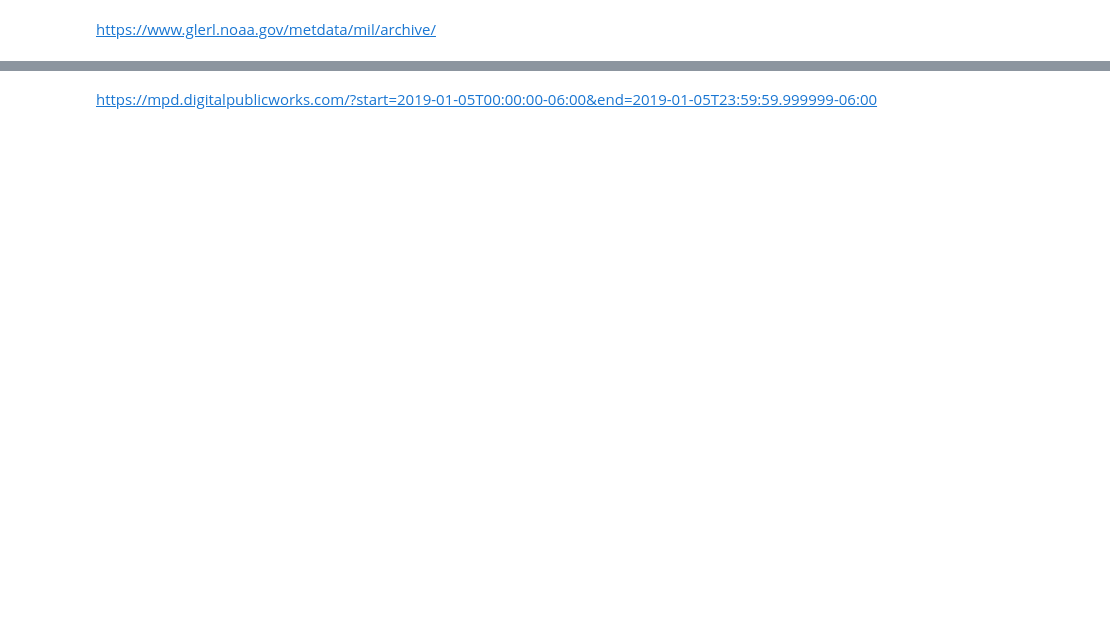
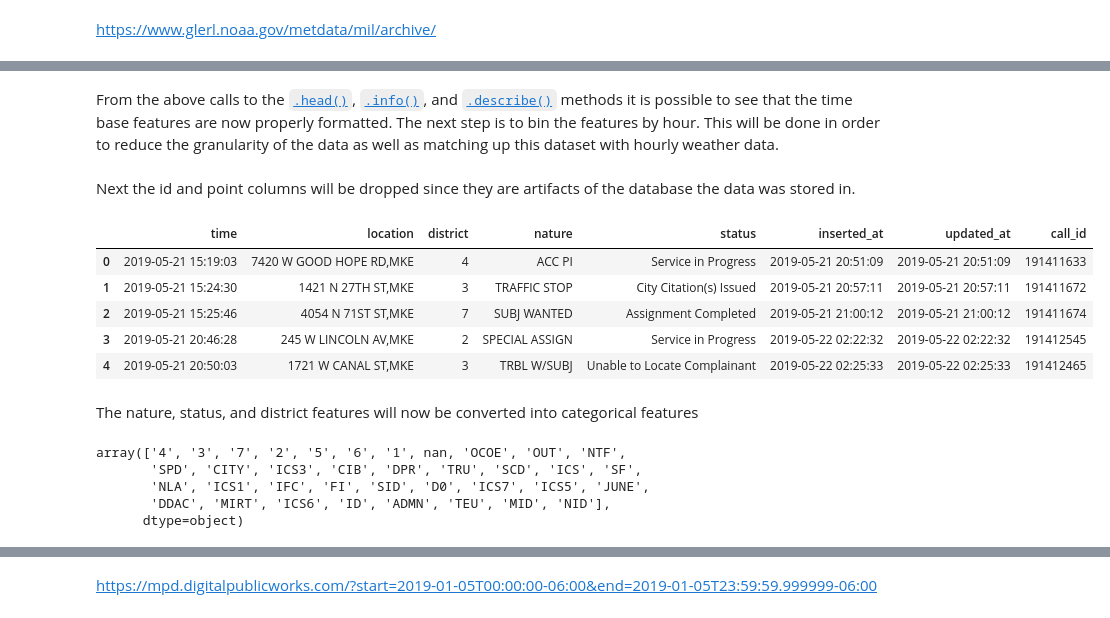
Before and after one commit to GrantFass/CS3300-FinalProject, a Jupyter notebook: CS 3300 011 Data Science Final Project.ipynb, the cells around one changed output, grey strips where cells are left out. Cells and saved outputs as stored; diff of their text form; code cells hidden in the pictures; blank space fills up the shorter version.

```diff
--- a/CS 3300 011 Data Science Final Project.ipynb
+++ b/CS 3300 011 Data Science Final Project.ipynb
@@ -88,0 +187,2 @@ memory usage: 307.3+ MB
+# %% [markdown]
+From the above calls to the [`.head()`](https://pandas.pydata.org/docs/reference/api/pandas.DataFrame.head.html), [`.info()`](https://pandas.pydata.org/docs/reference/api/pandas.DataFrame.info.html), and [`.describe()`](https://pandas.pydata.org/docs/reference/api/pandas.DataFrame.describe.html) methods it is possible to see that the time base features are now properly formatted. The next step is to bin the features by hour. This will be done in order to reduce the granularity of the data as well as matching up this dataset with hourly weather data.
@@ -88,0 +191,23 @@ memory usage: 307.3+ MB
+# %% [markdown]
+Next the id and point columns will be dropped since they are artifacts of the database the data was stored in.
+# %%
+df = df.drop('id', axis=1)
+# df = df.drop('point', axis=1) ### do not want to drop this as its a postgres geospatial for approx lat long.
+df.head()
+# %% [output]
+|  | time | location | district | nature | status | inserted_at | updated_at | call_id |
+| 0 | 2019-05-21 15:19:03 | 7420 W GOOD HOPE RD,MKE | 4 | ACC PI | Service in Progress | 2019-05-21 20:51:09 | 2019-05-21 20:51:09 | 191411633 |
+| 1 | 2019-05-21 15:24:30 | 1421 N 27TH ST,MKE | 3 | TRAFFIC STOP | City Citation(s) Issued | 2019-05-21 20:57:11 | 2019-05-21 20:57:11 | 191411672 |
+| 2 | 2019-05-21 15:25:46 | 4054 N 71ST ST,MKE | 7 | SUBJ WANTED | Assignment Completed | 2019-05-21 21:00:12 | 2019-05-21 21:00:12 | 191411674 |
+| 3 | 2019-05-21 20:46:28 | 245 W LINCOLN AV,MKE | 2 | SPECIAL ASSIGN | Service in Progress | 2019-05-22 02:22:32 | 2019-05-22 02:22:32 | 191412545 |
+| 4 | 2019-05-21 20:50:03 | 1721 W CANAL ST,MKE | 3 | TRBL W/SUBJ | Unable to Locate Complainant | 2019-05-22 02:25:33 | 2019-05-22 02:25:33 | 191412465 |
+# %% [markdown]
+The nature, status, and district features will now be converted into categorical features
+# %%
+df['district'].unique()
+# %% [output]
+array(['4', '3', '7', '2', '5', '6', '1', nan, 'OCOE', 'OUT', 'NTF',
+       'SPD', 'CITY', 'ICS3', 'CIB', 'DPR', 'TRU', 'SCD', 'ICS', 'SF',
+       'NLA', 'ICS1', 'IFC', 'FI', 'SID', 'D0', 'ICS7', 'ICS5', 'JUNE',
+       'DDAC', 'MIRT', 'ICS6', 'ID', 'ADMN', 'TEU', 'MID', 'NID'],
+      dtype=object)
```
Also changed, not shown: parts of 21 cells of this notebook.
